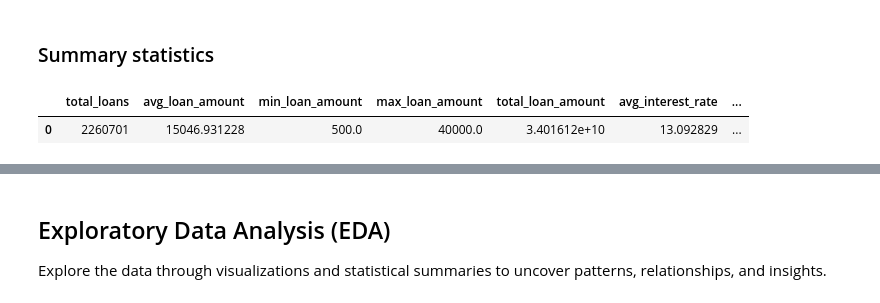
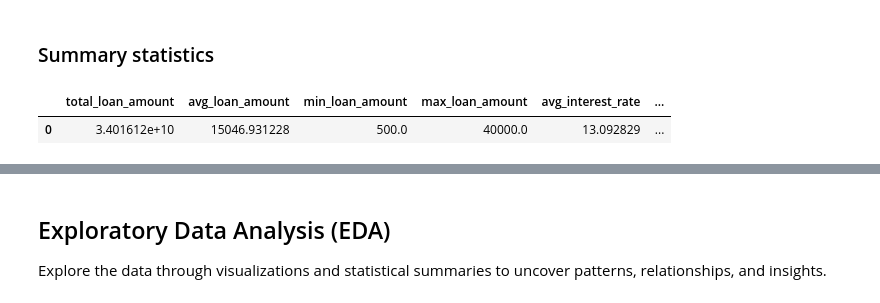
Before and after one commit to diegogomez040/Financial-risk-club-lending, a Jupyter notebook: Finance risk project.ipynb, the cells around one changed output, grey strips where cells are left out. Cells and saved outputs as stored; diff of their text form; code cells hidden in the pictures.

```diff
--- a/Finance risk project.ipynb
+++ b/Finance risk project.ipynb
@@ -82,21 +84,20 @@ Since the number of columns is 151, reducing it to the most important features i
 # %%
 query = """
 SELECT
-    COUNT(*) AS total_loans,
+    SUM(loan_amnt) AS total_loan_amount,
     AVG(loan_amnt) AS avg_loan_amount,
     MIN(loan_amnt) AS min_loan_amount,
     MAX(loan_amnt) AS max_loan_amount,
-    SUM(loan_amnt) AS total_loan_amount,
     AVG(int_rate) AS avg_interest_rate,
     MIN(int_rate) AS min_interest_rate,
     MAX(int_rate) AS max_interest_rate
 FROM loans;
 """
 
 run_query(query)
 # %% [output]
-|  | total_loans | avg_loan_amount | min_loan_amount | max_loan_amount | total_loan_amount | avg_interest_rate | ... |
-| 0 | 2260701 | 15046.931228 | 500.0 | 40000.0 | 3.401612e+10 | 13.092829 | ... |
+|  | total_loan_amount | avg_loan_amount | min_loan_amount | max_loan_amount | avg_interest_rate | ... |
+| 0 | 3.401612e+10 | 15046.931228 | 500.0 | 40000.0 | 13.092829 | ... |
 # %% [markdown]
 The summary statistics reveal key insights into the loan dataset:
 
```
Also changed, not shown: parts of 19 cells of this notebook.
